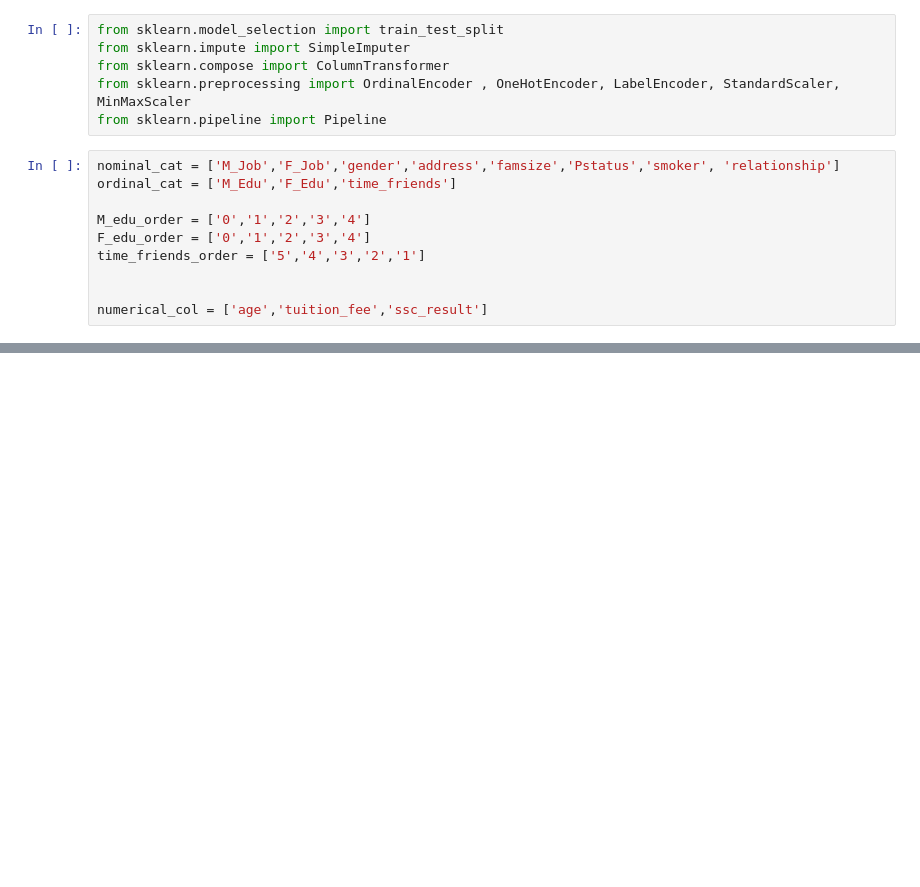
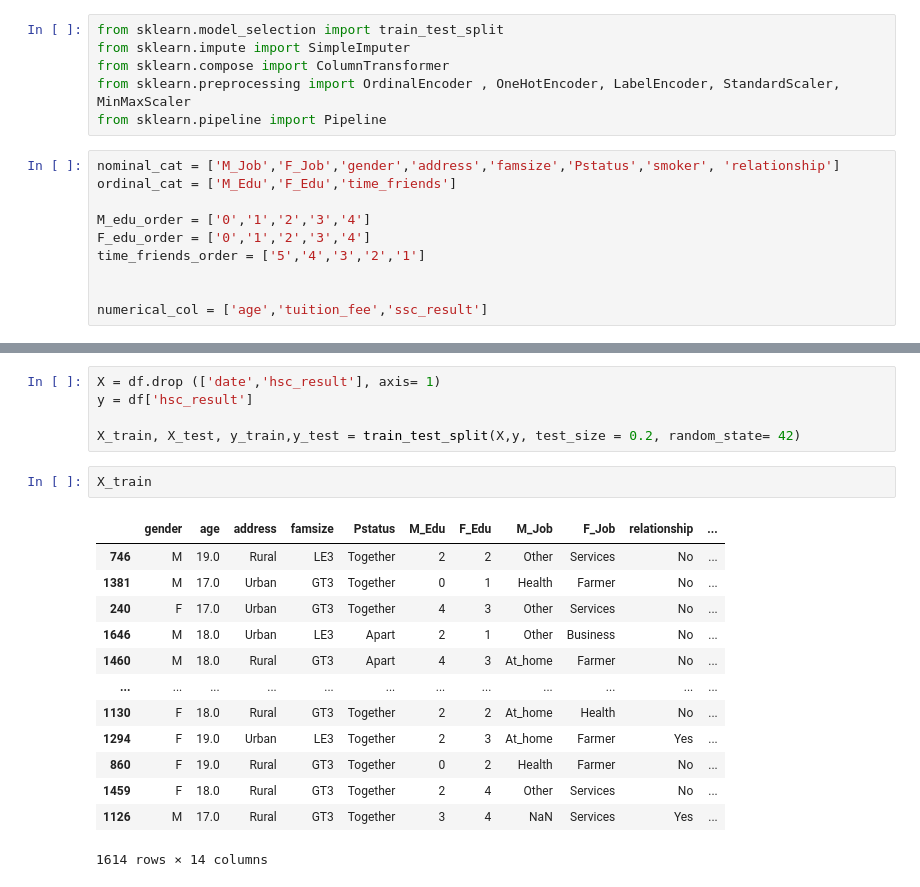
Before and after one commit to sirajulislam16/Machine-Learning, a Jupyter notebook: ML Classes Topic/multiple_linearRegression_scikitLearn.ipynb, the cells around one changed output, grey strips where cells are left out. Saved outputs shown, nothing was run; the diff lists cells and outputs as text; blank space fills up the shorter version.

```diff
--- a/ML Classes Topic/multiple_linearRegression_scikitLearn.ipynb
+++ b/ML Classes Topic/multiple_linearRegression_scikitLearn.ipynb
@@ -247,0 +279,21 @@ Pipeline(steps=[('imputer', SimpleImputer(strategy='most_frequent')),
+# %%
+X = df.drop (['date','hsc_result'], axis= 1)
+y = df['hsc_result']
+
+X_train, X_test, y_train,y_test = train_test_split(X,y, test_size = 0.2, random_state= 42)
+# %%
+X_train
+# %% [output]
+|  | gender | age | address | famsize | Pstatus | M_Edu | F_Edu | M_Job | F_Job | relationship | ... |
+| 746 | M | 19.0 | Rural | LE3 | Together | 2 | 2 | Other | Services | No | ... |
+| 1381 | M | 17.0 | Urban | GT3 | Together | 0 | 1 | Health | Farmer | No | ... |
+| 240 | F | 17.0 | Urban | GT3 | Together | 4 | 3 | Other | Services | No | ... |
+| 1646 | M | 18.0 | Urban | LE3 | Apart | 2 | 1 | Other | Business | No | ... |
+| 1460 | M | 18.0 | Rural | GT3 | Apart | 4 | 3 | At_home | Farmer | No | ... |
+| ... | ... | ... | ... | ... | ... | ... | ... | ... | ... | ... | ... |
+| 1130 | F | 18.0 | Rural | GT3 | Together | 2 | 2 | At_home | Health | No | ... |
+| 1294 | F | 19.0 | Urban | LE3 | Together | 2 | 3 | At_home | Farmer | Yes | ... |
+| 860 | F | 19.0 | Rural | GT3 | Together | 0 | 2 | Health | Farmer | No | ... |
+| 1459 | F | 18.0 | Rural | GT3 | Together | 2 | 4 | Other | Services | No | ... |
+| 1126 | M | 17.0 | Rural | GT3 | Together | 3 | 4 | NaN | Services | Yes | ... |
+1614 rows × 14 columns
```
Also changed, not shown: parts of 8 cells of this notebook.
